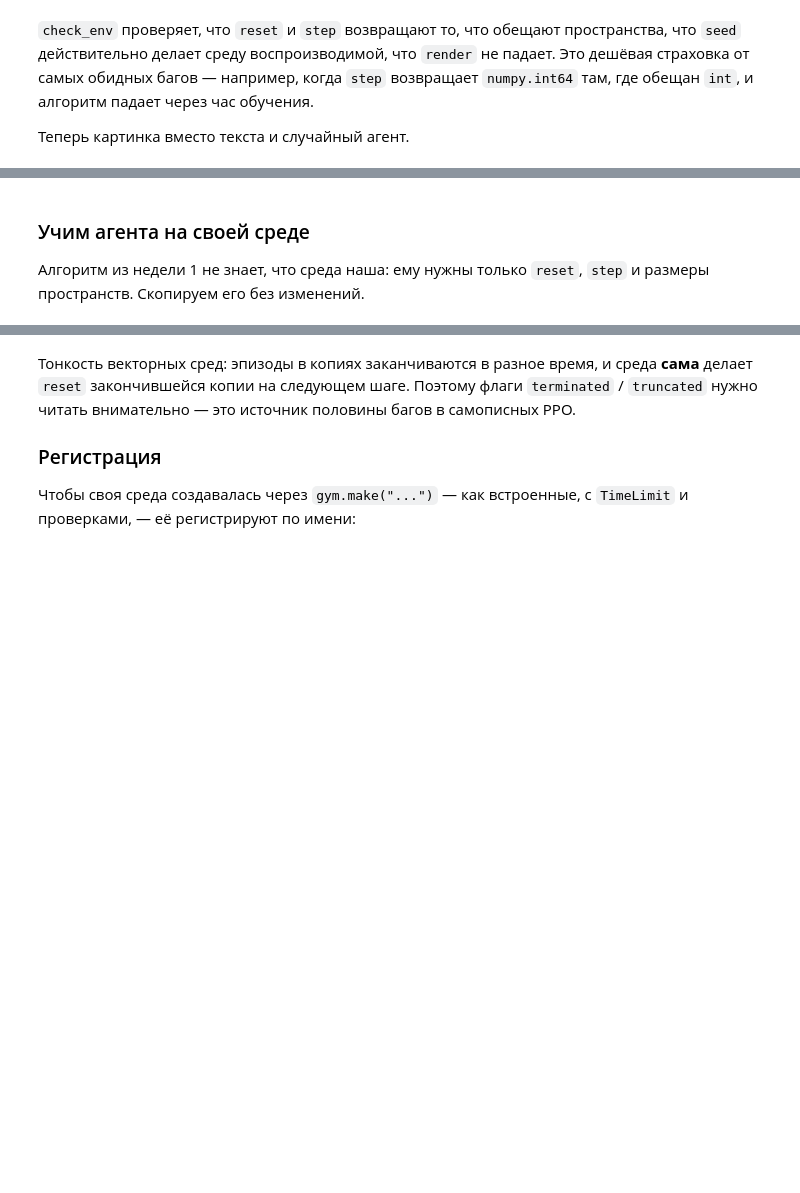
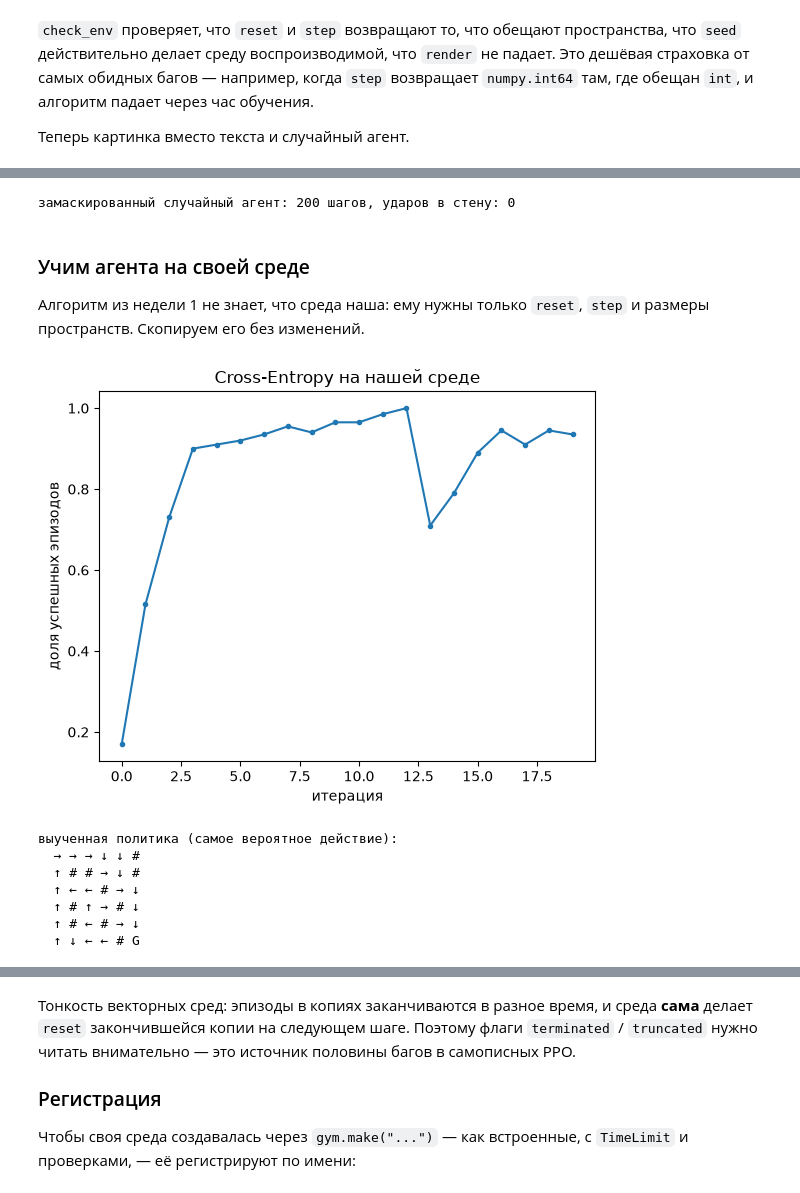
Before and after one commit to IlyaChichkanov/Reinforcement-learning, a Jupyter notebook: 02-environments/lecture/lecture.ipynb, the cells around one changed output, grey strips where cells are left out. Cells and saved outputs as stored; diff of their text form; code cells hidden in the pictures; blank space fills up the shorter version.

```diff
--- a/02-environments/lecture/lecture.ipynb
+++ b/02-environments/lecture/lecture.ipynb
@@ -367,3 +611,21 @@ show_frames(frames, "Случайный агент в GridWorld")
+# %%
+def masked_random_policy(mask, rng):
+    """Случайное действие среди допустимых."""
+    return int(rng.choice(np.flatnonzero(mask)))
+
+rng = np.random.default_rng(0)
+env = GridWorldEnv()
+obs, info = env.reset(seed=0)
+bumps, steps = 0, 0
+for _ in range(200):
+    before = obs
+    obs, r, terminated, truncated, info = env.step(masked_random_policy(info["action_mask"], rng))
+    bumps += obs == before; steps += 1
+    if terminated:
+        obs, info = env.reset()
+print(f"замаскированный случайный агент: {steps} шагов, ударов в стену: {bumps}")
+# %% [output]
+замаскированный случайный агент: 200 шагов, ударов в стену: 0
 # %% [markdown]
 ### Учим агента на своей среде
 
@@ -390,37 +652,43 @@ def cross_entropy_method(env, n_iter=25, n_sessions=200, q=0.7, laplace=0.5, mix
     n_states, n_actions = env.observation_space.n, env.action_space.n
     policy = np.ones((n_states, n_actions)) / n_actions
     log = {"mean": [], "eval": []}
     for it in range(n_iter):
         sessions = [run_session(env, policy, rng, max_steps) for _ in range(n_sessions)]
         returns = np.array([G for _, _, G in sessions])
         threshold = np.quantile(returns, q)
         elite = [s for s in sessions if s[2] >= threshold and s[2] > returns.min()]
         counts = np.full((n_states, n_actions), laplace)
         for states, actions, _ in elite:
             for s, a in zip(states, actions):
                 counts[s, a] += 1
         new_policy = policy.copy()
         seen = counts.sum(axis=1) > 0
         new_policy[seen] = counts[seen] / counts[seen].sum(axis=1, keepdims=True)
         policy = mix * new_policy + (1 - mix) * policy
         log["mean"].append(returns.mean())
         if evaluate is not None:
             log["eval"].append(evaluate(policy))
     return policy, log
 
 
 env = GridWorldEnv()
 policy, log = cross_entropy_method(env, n_iter=20, n_sessions=200)
 
 plt.plot(log["mean"], marker=".")
 plt.xlabel("итерация"); plt.ylabel("доля успешных эпизодов")
 plt.title("Cross-Entropy на нашей среде"); plt.show()
 
 print("выученная политика (самое вероятное действие):")
-for r in range(env.n_rows):
-    print("  " + " ".join(
-        env.layout[r][c] if env.layout[r][c] in "#G" else env.ARROWS[int(np.argmax(policy[r * env.n_cols + c]))]
-        for c in range(env.n_cols)))
+show_policy(env, policy)
+# %% [output]
+[figure, added]
+выученная политика (самое вероятное действие):
+  → → → ↓ ↓ #
+  ↑ # # → ↓ #
+  ↑ ← ← # → ↓
+  ↑ # ↑ → # ↓
+  ↑ # ← # → ↓
+  ↑ ↓ ← ← # G
 # %%
 # Эпизод выученной политикой, действия — случайно из pi(.|s).
 rng = np.random.default_rng(1)
```
Also changed, not shown: parts of 42 cells of this notebook, 7 other files.
